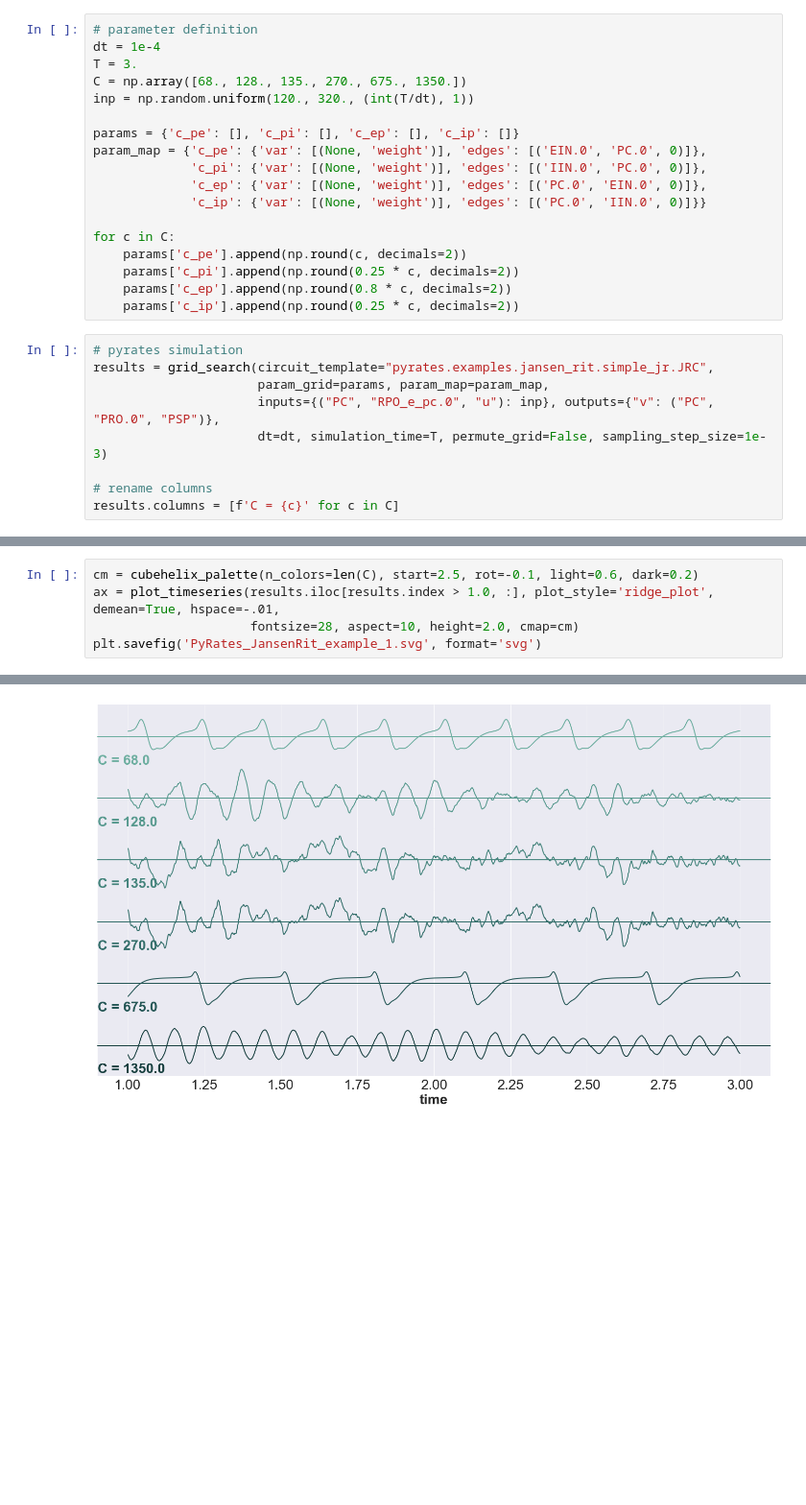
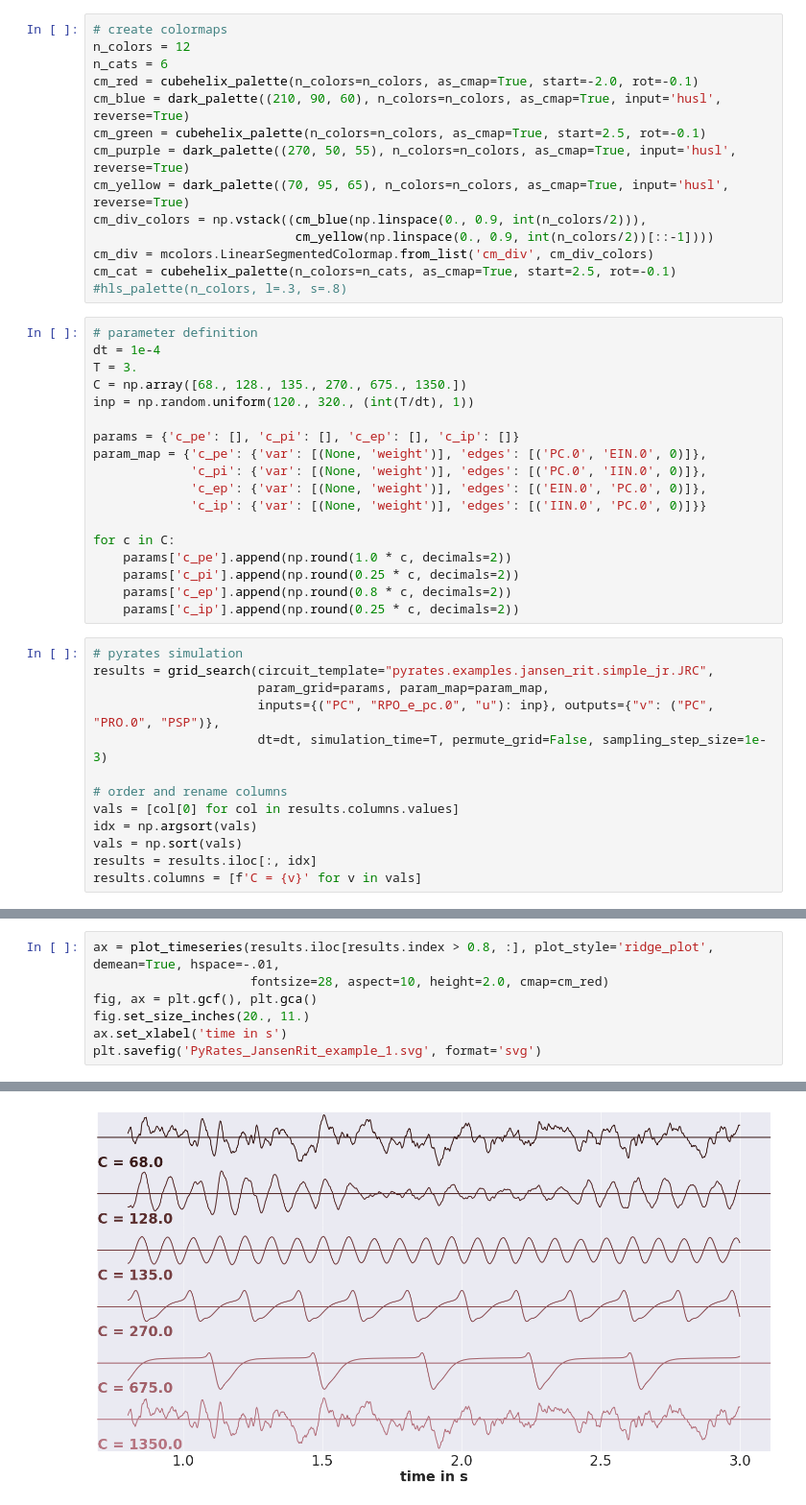
Before and after one commit to pyrates-neuroscience/PyRates, a Jupyter notebook: documentation/PyRates_JansenRit_example.ipynb, the cells around one changed output, grey strips where cells are left out. Shown at 96% size. Saved outputs shown, nothing was run; the diff lists cells and outputs as text; blank space fills up the shorter version.

Commit message:
Improved coding of parameters and values in grid-search output

```diff
--- a/documentation/PyRates_JansenRit_example.ipynb
+++ b/documentation/PyRates_JansenRit_example.ipynb
@@ -23,5 +25,18 @@ from seaborn import cubehelix_palette
 
 %matplotlib inline
+# %%
+# create colormaps
+n_colors = 12
+n_cats = 6
+cm_red = cubehelix_palette(n_colors=n_colors, as_cmap=True, start=-2.0, rot=-0.1)
+cm_blue = dark_palette((210, 90, 60), n_colors=n_colors, as_cmap=True, input='husl', reverse=True)
+cm_green = cubehelix_palette(n_colors=n_colors, as_cmap=True, start=2.5, rot=-0.1)
+cm_purple = dark_palette((270, 50, 55), n_colors=n_colors, as_cmap=True, input='husl', reverse=True)
+cm_yellow = dark_palette((70, 95, 65), n_colors=n_colors, as_cmap=True, input='husl', reverse=True)
+cm_div_colors = np.vstack((cm_blue(np.linspace(0., 0.9, int(n_colors/2))),
+                           cm_yellow(np.linspace(0., 0.9, int(n_colors/2))[::-1])))
+cm_div = mcolors.LinearSegmentedColormap.from_list('cm_div', cm_div_colors)
+cm_cat = cubehelix_palette(n_colors=n_cats, as_cmap=True, start=2.5, rot=-0.1) #hls_palette(n_colors, l=.3, s=.8)
 # %%
 # parameter definition
 dt = 1e-4
@@ -30,13 +45,13 @@ C = np.array([68., 128., 135., 270., 675., 1350.])
 inp = np.random.uniform(120., 320., (int(T/dt), 1))
 
 params = {'c_pe': [], 'c_pi': [], 'c_ep': [], 'c_ip': []}
-param_map = {'c_pe': {'var': [(None, 'weight')], 'edges': [('EIN.0', 'PC.0', 0)]},
-             'c_pi': {'var': [(None, 'weight')], 'edges': [('IIN.0', 'PC.0', 0)]},
-             'c_ep': {'var': [(None, 'weight')], 'edges': [('PC.0', 'EIN.0', 0)]},
-             'c_ip': {'var': [(None, 'weight')], 'edges': [('PC.0', 'IIN.0', 0)]}}
+param_map = {'c_pe': {'var': [(None, 'weight')], 'edges': [('PC.0', 'EIN.0', 0)]},
+             'c_pi': {'var': [(None, 'weight')], 'edges': [('PC.0', 'IIN.0', 0)]},
+             'c_ep': {'var': [(None, 'weight')], 'edges': [('EIN.0', 'PC.0', 0)]},
+             'c_ip': {'var': [(None, 'weight')], 'edges': [('IIN.0', 'PC.0', 0)]}}
 
 for c in C:
-    params['c_pe'].append(np.round(c, decimals=2))
+    params['c_pe'].append(np.round(1.0 * c, decimals=2))
     params['c_pi'].append(np.round(0.25 * c, decimals=2))
     params['c_ep'].append(np.round(0.8 * c, decimals=2))
     params['c_ip'].append(np.round(0.25 * c, decimals=2))
@@ -47,8 +62,12 @@ results = grid_search(circuit_template="pyrates.examples.jansen_rit.simple_jr.JR
                       inputs={("PC", "RPO_e_pc.0", "u"): inp}, outputs={"v": ("PC", "PRO.0", "PSP")},
                       dt=dt, simulation_time=T, permute_grid=False, sampling_step_size=1e-3)
 
-# rename columns
-results.columns = [f'C = {c}' for c in C]
+# order and rename columns
+vals = [col[0] for col in results.columns.values]
+idx = np.argsort(vals)
+vals = np.sort(vals)
+results = results.iloc[:, idx]
+results.columns = [f'C = {v}' for v in vals]
 # %% [output]
 moving edge operators to nodes...
 checking net config for consistency...
@@ -57,17 +76,19 @@ start of vectorization
 # %%
-cm = cubehelix_palette(n_colors=len(C), start=2.5, rot=-0.1, light=0.6, dark=0.2)
-ax = plot_timeseries(results.iloc[results.index > 1.0, :], plot_style='ridge_plot', demean=True, hspace=-.01,
-                     fontsize=28, aspect=10, height=2.0, cmap=cm)
+ax = plot_timeseries(results.iloc[results.index > 0.8, :], plot_style='ridge_plot', demean=True, hspace=-.01,
+                     fontsize=28, aspect=10, height=2.0, cmap=cm_red)
+fig, ax = plt.gcf(), plt.gca()
+fig.set_size_inches(20., 11.)
+ax.set_xlabel('time in s')
 plt.savefig('PyRates_JansenRit_example_1.svg', format='svg')
 # %% [output]
 A value is trying to be set on a copy of a slice from a DataFrame.
 Try using .loc[row_indexer,col_indexer] = value instead
 
 See the caveats in the documentation: http://pandas.pydata.org/pandas-docs/stable/indexing.html#indexing-view-versus-copy
   self.obj[item_labels[indexer[info_axis]]] = value
 A value is trying to be set on a copy of a slice from a DataFrame.
 Try using .loc[row_indexer,col_indexer] = value instead
 
 See the caveats in the documentation: http://pandas.pydata.org/pandas-docs/stable/indexing.html#indexing-view-versus-copy
   data['time'] = data.index
-[figure, old version]
+[figure, new version]
```
Also changed, not shown: parts of 6 cells of this notebook, 13 other files.
